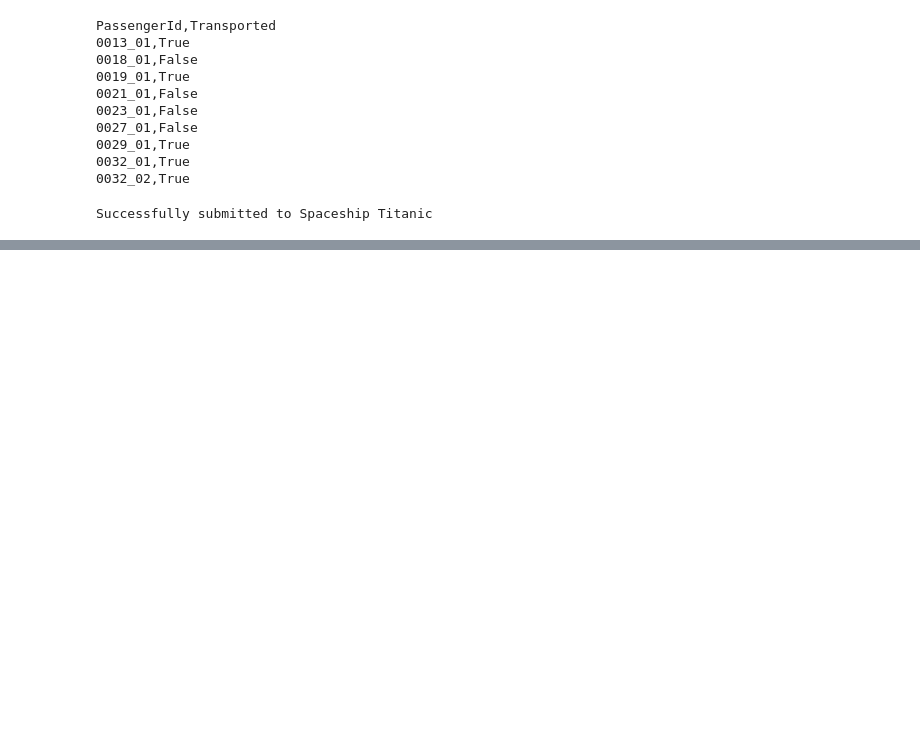
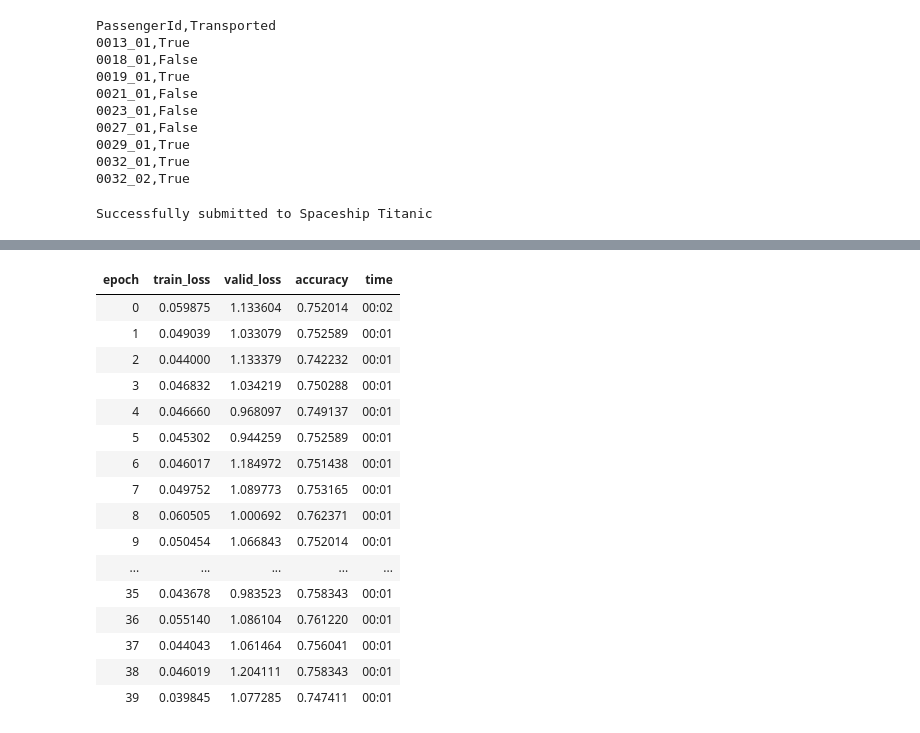
Before and after one commit to Meta-Sean/Practical-Deep-Learning, a Jupyter notebook: spaceship_titanic_linear_kaggle.ipynb, the cells around one changed output, grey strips where cells are left out. Cells and saved outputs as stored; diff of their text form; code cells hidden in the pictures; blank space fills up the shorter version.

```diff
--- a/spaceship_titanic_linear_kaggle.ipynb
+++ b/spaceship_titanic_linear_kaggle.ipynb
@@ -474,0 +555,20 @@ Successfully submitted to Spaceship Titanic
+# %%
+learn.fit(40, lr=0.045)
+# %% [output]
+| epoch | train_loss | valid_loss | accuracy | time |
+| 0 | 0.059875 | 1.133604 | 0.752014 | 00:02 |
+| 1 | 0.049039 | 1.033079 | 0.752589 | 00:01 |
+| 2 | 0.044000 | 1.133379 | 0.742232 | 00:01 |
+| 3 | 0.046832 | 1.034219 | 0.750288 | 00:01 |
+| 4 | 0.046660 | 0.968097 | 0.749137 | 00:01 |
+| 5 | 0.045302 | 0.944259 | 0.752589 | 00:01 |
+| 6 | 0.046017 | 1.184972 | 0.751438 | 00:01 |
+| 7 | 0.049752 | 1.089773 | 0.753165 | 00:01 |
+| 8 | 0.060505 | 1.000692 | 0.762371 | 00:01 |
+| 9 | 0.050454 | 1.066843 | 0.752014 | 00:01 |
+| ... | ... | ... | ... | ... |
+| 35 | 0.043678 | 0.983523 | 0.758343 | 00:01 |
+| 36 | 0.055140 | 1.086104 | 0.761220 | 00:01 |
+| 37 | 0.044043 | 1.061464 | 0.756041 | 00:01 |
+| 38 | 0.046019 | 1.204111 | 0.758343 | 00:01 |
+| 39 | 0.039845 | 1.077285 | 0.747411 | 00:01 |
```
Also changed, not shown: parts of 15 cells of this notebook.
